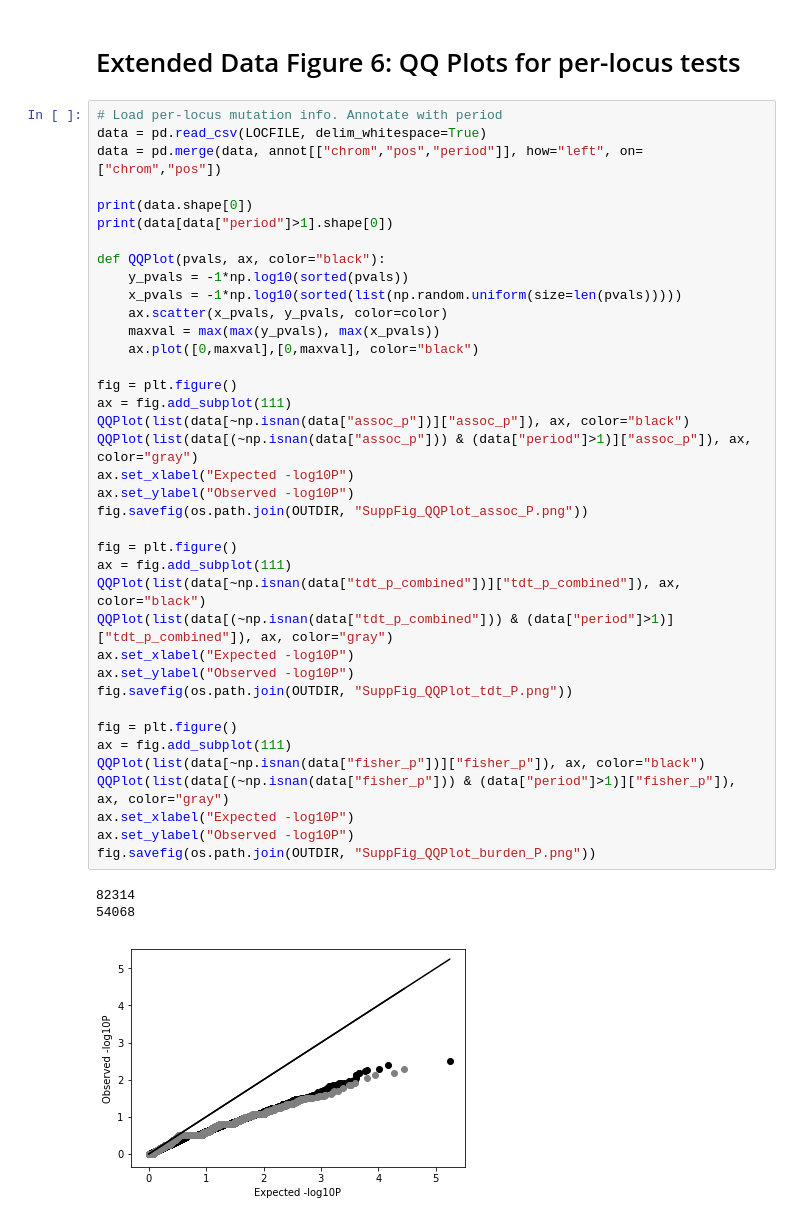
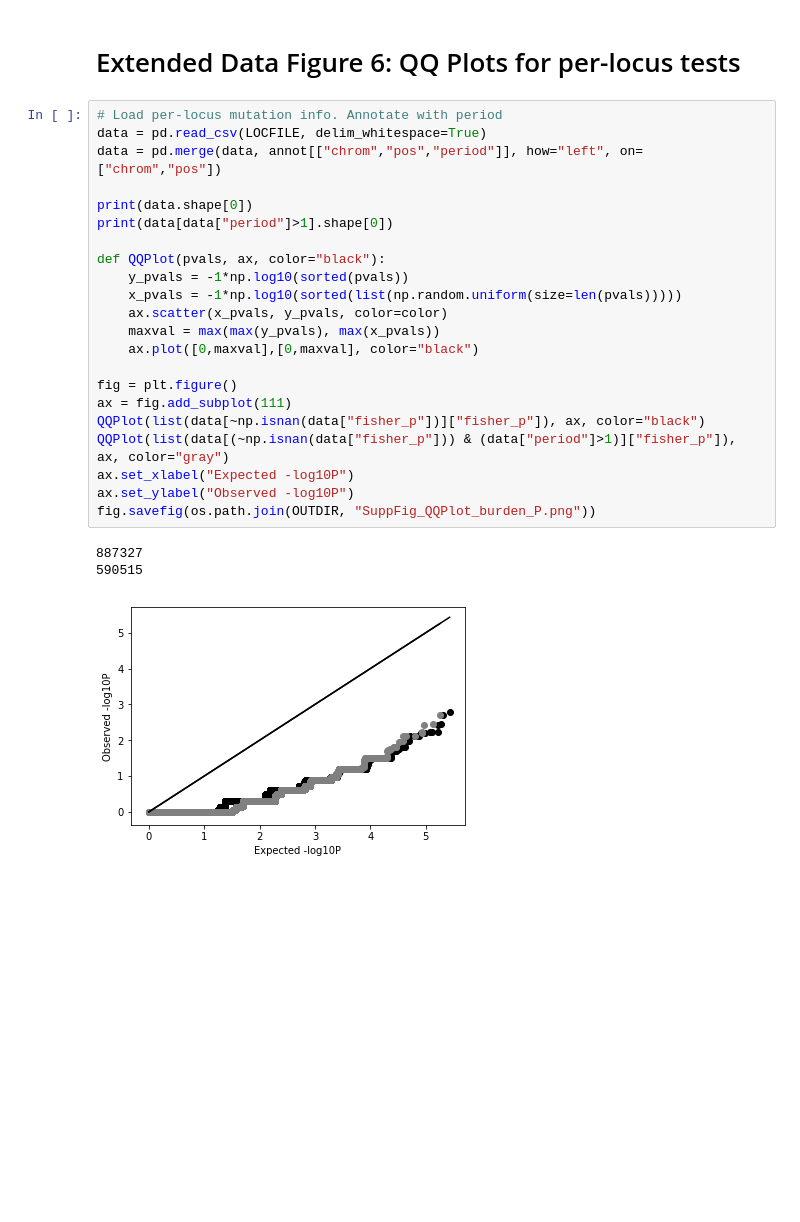
Before and after one commit to gymreklab/ssc-denovos-paper, a Jupyter notebook: figure-notebooks-v2/Mitra_etal_EDFig2_v2.ipynb, the cells around one changed output. Cells and saved outputs as stored; diff of their text form; blank space fills up the shorter version.

```diff
--- a/figure-notebooks-v2/Mitra_etal_EDFig2_v2.ipynb
+++ b/figure-notebooks-v2/Mitra_etal_EDFig2_v2.ipynb
@@ -256,42 +256,26 @@ mut_unaff
 # %%
 # Load per-locus mutation info. Annotate with period
 data = pd.read_csv(LOCFILE, delim_whitespace=True)
 data = pd.merge(data, annot[["chrom","pos","period"]], how="left", on=["chrom","pos"])
 
 print(data.shape[0])
 print(data[data["period"]>1].shape[0])
 
 def QQPlot(pvals, ax, color="black"):
     y_pvals = -1*np.log10(sorted(pvals))
     x_pvals = -1*np.log10(sorted(list(np.random.uniform(size=len(pvals)))))
     ax.scatter(x_pvals, y_pvals, color=color)
     maxval = max(max(y_pvals), max(x_pvals))
     ax.plot([0,maxval],[0,maxval], color="black")
 
 fig = plt.figure()
 ax = fig.add_subplot(111)
-QQPlot(list(data[~np.isnan(data["assoc_p"])]["assoc_p"]), ax, color="black")
-QQPlot(list(data[(~np.isnan(data["assoc_p"])) & (data["period"]>1)]["assoc_p"]), ax, color="gray")
-ax.set_xlabel("Expected -log10P")
-ax.set_ylabel("Observed -log10P")
-fig.savefig(os.path.join(OUTDIR, "SuppFig_QQPlot_assoc_P.png"))
-
-fig = plt.figure()
-ax = fig.add_subplot(111)
-QQPlot(list(data[~np.isnan(data["tdt_p_combined"])]["tdt_p_combined"]), ax, color="black")
-QQPlot(list(data[(~np.isnan(data["tdt_p_combined"])) & (data["period"]>1)]["tdt_p_combined"]), ax, color="gray")
-ax.set_xlabel("Expected -log10P")
-ax.set_ylabel("Observed -log10P")
-fig.savefig(os.path.join(OUTDIR, "SuppFig_QQPlot_tdt_P.png"))
-
-fig = plt.figure()
-ax = fig.add_subplot(111)
 QQPlot(list(data[~np.isnan(data["fisher_p"])]["fisher_p"]), ax, color="black")
 QQPlot(list(data[(~np.isnan(data["fisher_p"])) & (data["period"]>1)]["fisher_p"]), ax, color="gray")
 ax.set_xlabel("Expected -log10P")
 ax.set_ylabel("Observed -log10P")
 fig.savefig(os.path.join(OUTDIR, "SuppFig_QQPlot_burden_P.png"))
 # %% [output]
-82314
-54068
+887327
+590515
-[figure, old version]
+[figure, new version]
```
Also changed, not shown: parts of 6 cells of this notebook, 5 other files.
